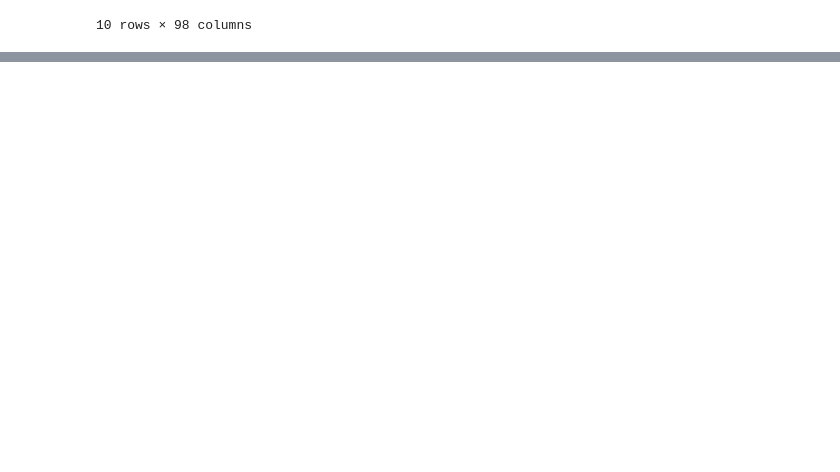
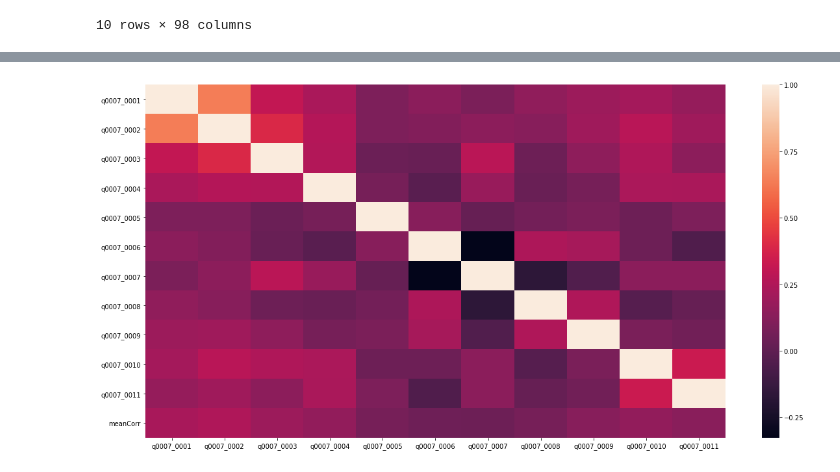
Before and after one commit to nated1028/CMSC320FinalProject, a Jupyter notebook: Final Project.ipynb, the cells around one changed output, grey strips where cells are left out. Cells and saved outputs as stored; diff of their text form; code cells hidden in the pictures; blank space fills up the shorter version.

```diff
--- a/Final Project.ipynb
+++ b/Final Project.ipynb
@@ -29,0 +102,5 @@ hist = ax.hist2d(x, y)
+# %%
+correllation = raw_data[['q0007_0001', 'q0007_0002', 'q0007_0003', 'q0007_0004',
+                        'q0007_0005', 'q0007_0006', 'q0007_0007', 'q0007_0008',
+                        'q0007_0009', 'q0007_0010', 'q0007_0011']].corr()
+correllation
@@ -29,0 +120,5 @@ hist = ax.hist2d(x, y)
+# %%
+for index, row in correllation.iterrows():
+    correllation.loc[index, 'meanCorr'] = (sum(row) - 1) / 10
+
+correllation
@@ -29,0 +138,7 @@ hist = ax.hist2d(x, y)
+# %%
+import seaborn as sns
+fig, ax = plot.subplots(figsize = (20, 10))
+sns.heatmap(correllation.T, ax = ax)
+plot.show()
+# %% [output]
+[figure, added]
```
Also changed, not shown: parts of 12 cells of this notebook.
